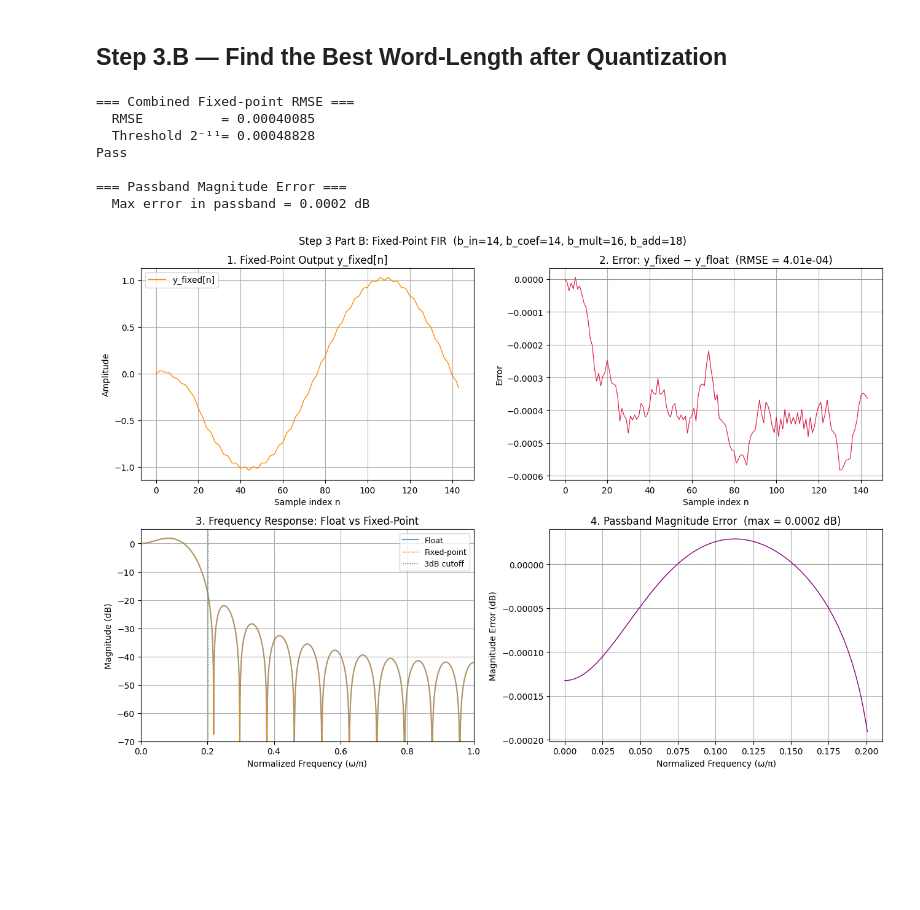
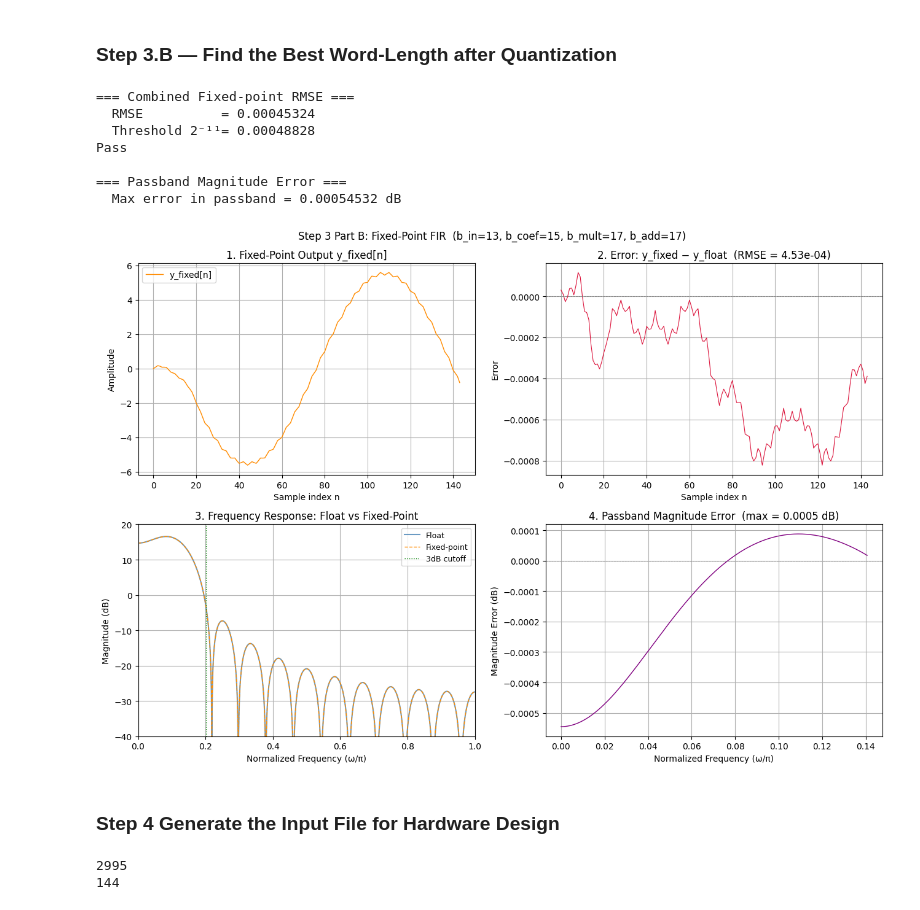
Before and after one commit to akira2963753/DSP-In-VLSI, a Jupyter notebook: HW2-Digital_Filter/Simulation/HW2.ipynb, the cells around one changed output. Saved outputs shown, nothing was run; the diff lists cells and outputs as text; code cells hidden in the pictures; blank space fills up the shorter version.

```diff
--- a/HW2-Digital_Filter/Simulation/HW2.ipynb
+++ b/HW2-Digital_Filter/Simulation/HW2.ipynb
@@ -9,7 +9,7 @@ from scipy.signal import freqz
 N  = 25       # tap 數
 M  = (N-1)//2 # = 12，中心偏移
 Ts = 1/6      # 截止頻率參數
-bits = np.arange(9, 20) # 9 到 16
+bits = np.arange(9, 18) # 9 到 16
 threshold = 2 ** -11   # RMSE 門檻（a=11）
 
 # h[n] = sinc(n·Ts)，n = [-12, 12]
@@ -19,8 +19,6 @@ for i in range(N):
     t = n * Ts
     h[i] = 1.0 if n == 0 else np.sin(np.pi * t) / (np.pi * t)
 
-h = h / np.sum(h) # Normalize 不知道能不能用，助教沒說 !
-
 # Quantization Function
 def quantize(z, b):
     return np.floor(z * 2**b) / 2**b
@@ -256,16 +260,8 @@ plt.show()
 # %% [markdown]
-## Step 3.B — Find the Best Word-Length after Quantization
+### Step 3.B — Find the Best Word-Length after Quantization
 # %%
 
-# 把剛剛找到的 Fixed-Point 參數全部帶進去算出 y_fixed
-int_bits = int(np.floor(np.log2(np.abs(x).max()))) + 2
-x_q = quantize(x, b_A - int_bits) # 量化
-int_bits = int(np.floor(np.log2(np.abs(h).max()))) + 2
-h_q = quantize(h, b - int_bits) # 量化
-int_bits = int(np.floor(np.log2(np.abs(x_q).max() * np.abs(h_q).max()))) + 2 # 捲積相乘最大值一定是 max(|x|) * max(|h|)
-y_C = fir(x_q, h_q, b_mult=(b_C-int_bits), b_add=None) # 相加的最大值就直接來找捲積輸出最大值
-int_bit_for_add = int(np.floor(np.log2(np.abs(y_C).max()))) + 2
-y_fixed = fir(x_q, h_q, b_mult=(b_C-int_bits), b_add=(b_D-int_bit_for_add))
+y_fixed = fir(x_q, h_q, b_mult=(b_C), b_add=(b_D))
 error = y_fixed - y_float
 rmse_combined = np.sqrt(np.mean(error ** 2))
 
@@ -282,20 +278,20 @@ freq_norm = w / np.pi
 mag_float_dB = 20 * np.log10(np.abs(H_float) + 1e-12)
 mag_fixed_dB = 20 * np.log10(np.abs(H_fixed) + 1e-12)
 
-# passband 範圍（ω/π < 0.201）
-passband_mask = freq_norm < 0.201
+# passband 範圍（ω/π < 0.141）
+passband_mask = freq_norm < 0.141
 mag_err_dB = mag_fixed_dB[passband_mask] - mag_float_dB[passband_mask]
 
 print(f"\n=== Passband Magnitude Error ===")
-print(f"  Max error in passband = {np.max(np.abs(mag_err_dB)):.4f} dB")
+print(f"  Max error in passband = {np.max(np.abs(mag_err_dB)):.8f} dB")
 # %% [output]
 === Combined Fixed-point RMSE ===
-  RMSE          = 0.00040085
+  RMSE          = 0.00045324
   Threshold 2⁻¹¹= 0.00048828
 Pass
 
 === Passband Magnitude Error ===
-  Max error in passband = 0.0002 dB
+  Max error in passband = 0.00054532 dB
 # %%
 # 畫圖
 
@@ -320,32 +316,54 @@ axes[0, 1].set_title(f"2. Error: y_fixed − y_float  (RMSE = {rmse_combined:.2e
 axes[0, 1].set_xlabel("Sample index n")
 axes[0, 1].set_ylabel("Error")
 axes[0, 1].grid(True)
 
 #  子圖 3：頻率響應對比
 axes[1, 0].plot(freq_norm, mag_float_dB, color='steelblue',
                 linewidth=1.5, label='Float', alpha=0.8)
 axes[1, 0].plot(freq_norm, mag_fixed_dB, color='darkorange',
                 linewidth=1, linestyle='--', label='Fixed-point')
 axes[1, 0].axvline(0.201, color='green', linestyle=':', linewidth=1, label='3dB cutoff')
 axes[1, 0].set_title("3. Frequency Response: Float vs Fixed-Point")
 axes[1, 0].set_xlabel("Normalized Frequency (ω/π)")
 axes[1, 0].set_ylabel("Magnitude (dB)")
 axes[1, 0].set_xlim([0, 1])
-axes[1, 0].set_ylim([-70, 5])
+axes[1, 0].set_ylim([-40, 20])
 axes[1, 0].legend(fontsize=9)
 axes[1, 0].grid(True)
 
 #  子圖 4：Passband magnitude 誤差
 axes[1, 1].plot(freq_norm[passband_mask], mag_err_dB,
                 color='purple', linewidth=1)
 axes[1, 1].axhline(0, color='gray', linewidth=0.6, linestyle='--')
 axes[1, 1].set_title(
     f"4. Passband Magnitude Error  (max = {np.max(np.abs(mag_err_dB)):.4f} dB)")
 axes[1, 1].set_xlabel("Normalized Frequency (ω/π)")
 axes[1, 1].set_ylabel("Magnitude Error (dB)")
 axes[1, 1].grid(True)
 
 plt.tight_layout()
 plt.show()
 # %% [output]
-[figure, old version]
+[figure, new version]
+# %% [markdown]
+### Step 4 Generate the Input File for Hardware Design
+# %%
+# Generate the X Input File
+x_int = (x_q * 2**b_A).astype(int)  # 直接取定點整數表示
+with open('../RTL/src/input.dat', 'w') as f:
+    for n in x_int:
+        if n < 0:
+            n += (1 << 16)             # 二的補數
+        f.write(format(n, '016b') + '\n')
+
+# Generate the H File
+h_int = (h_q * 2**b_B).astype(int)  # 直接取定點整數表示
+
+with open('../RTL/src/coeff.dat', 'w') as f:
+    for n in h_int:
+        if n < 0:
+            n += (1 << wl_B)          # 二的補數, 17-bit
+        f.write(format(n, f'0{wl_B}b') + '\n')
+# %% [output]
+2995
+144
```
Also changed, not shown: parts of 11 cells of this notebook, 6 other files.
